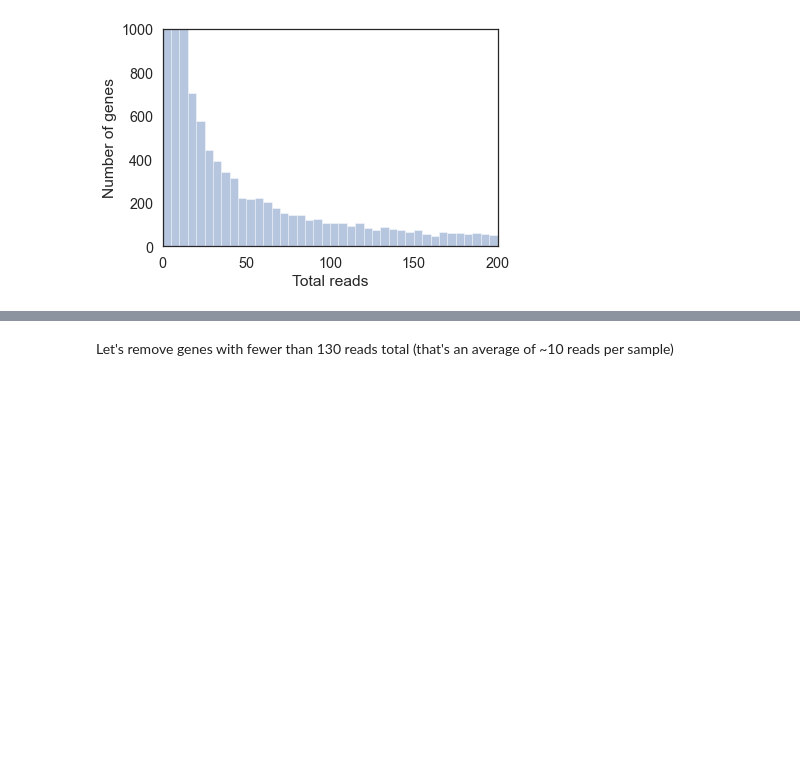
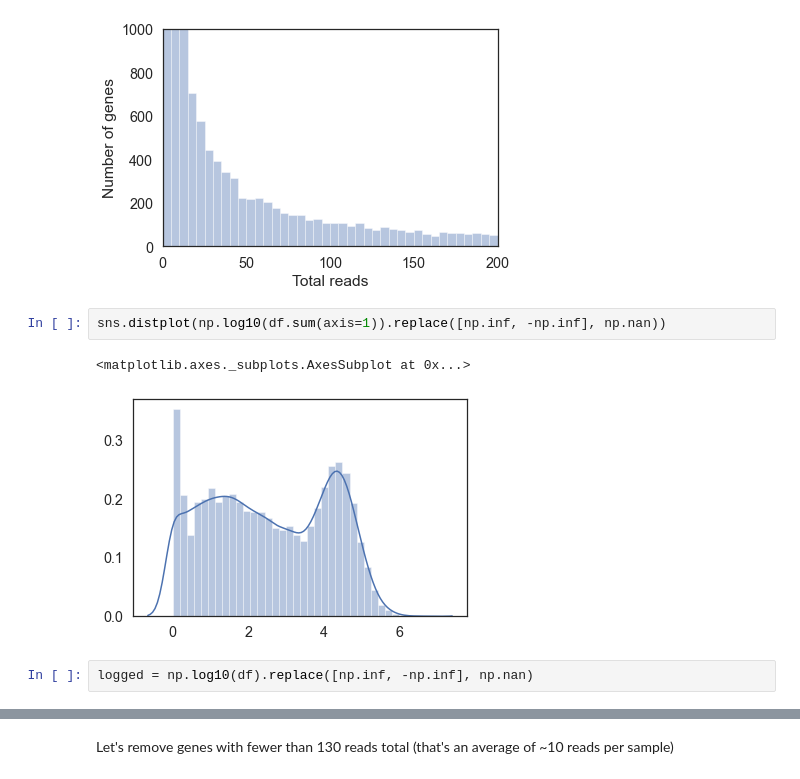
Before and after one commit to MarkGrivainis/itp_spring_2020, a Jupyter notebook: lecture_14/lecture_14_20200519_applied_pandas_seaborn_decomp_sklearn.ipynb, the cells around one changed output, grey strips where cells are left out. Drawn from its saved outputs; the diff is of its cells as text; blank space fills up the shorter version.

```diff
--- a/lecture_14/lecture_14_20200519_applied_pandas_seaborn_decomp_sklearn.ipynb
+++ b/lecture_14/lecture_14_20200519_applied_pandas_seaborn_decomp_sklearn.ipynb
@@ -301,6 +397,13 @@ plt.ylabel('Number of genes')
 # %% [output]
 Text(0, 0.5, 'Number of genes')
 [figure]
+# %%
+sns.distplot(np.log10(df.sum(axis=1)).replace([np.inf, -np.inf], np.nan))
+# %% [output]
+<matplotlib.axes._subplots.AxesSubplot at 0x...>
+[figure, added]
+# %%
+logged = np.log10(df).replace([np.inf, -np.inf], np.nan)
 # %%
 # Let's look at the distribution of reads per gene for all samples.
 for col_name, col in np.log10(df).replace([np.inf, -np.inf], np.nan).iteritems():
```
Also changed, not shown: parts of 47 cells of this notebook.
